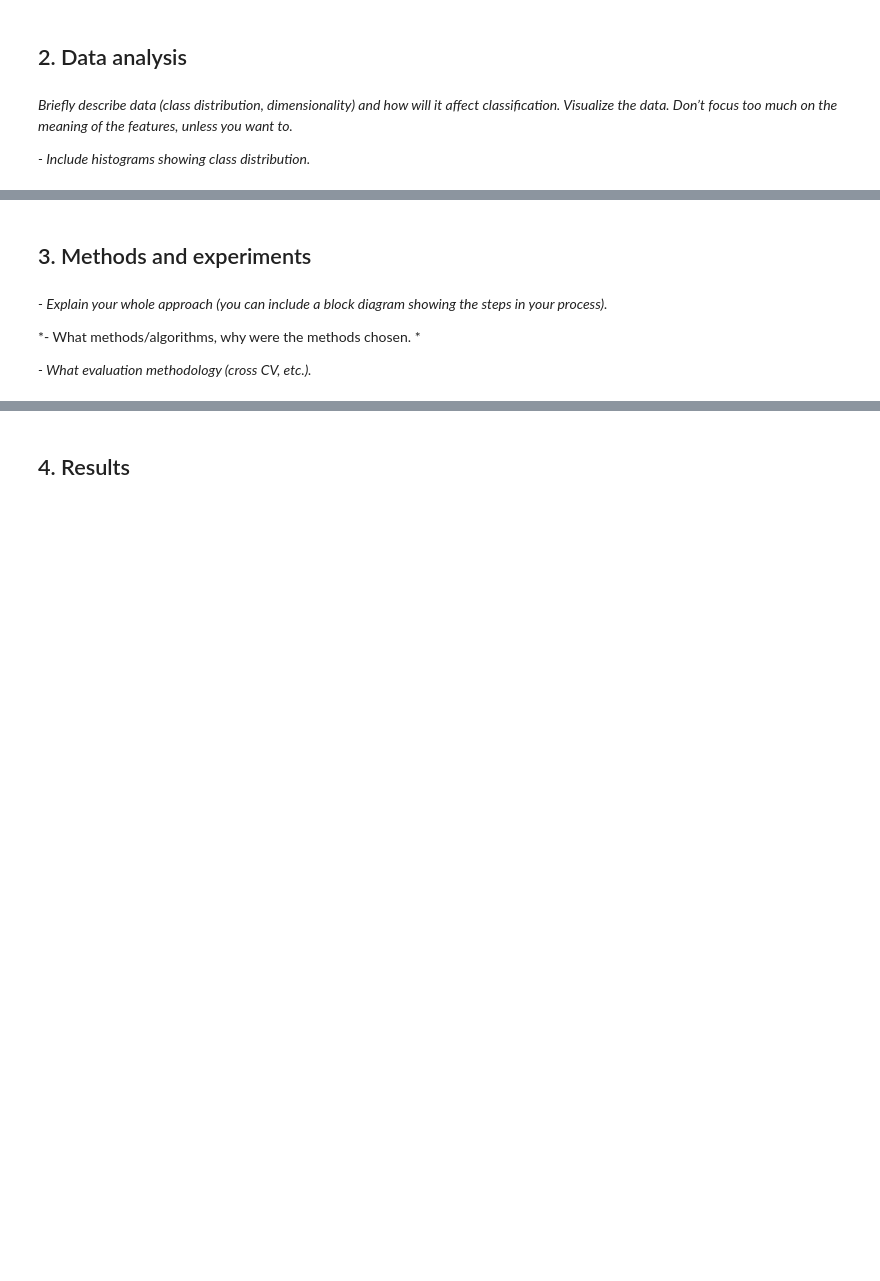
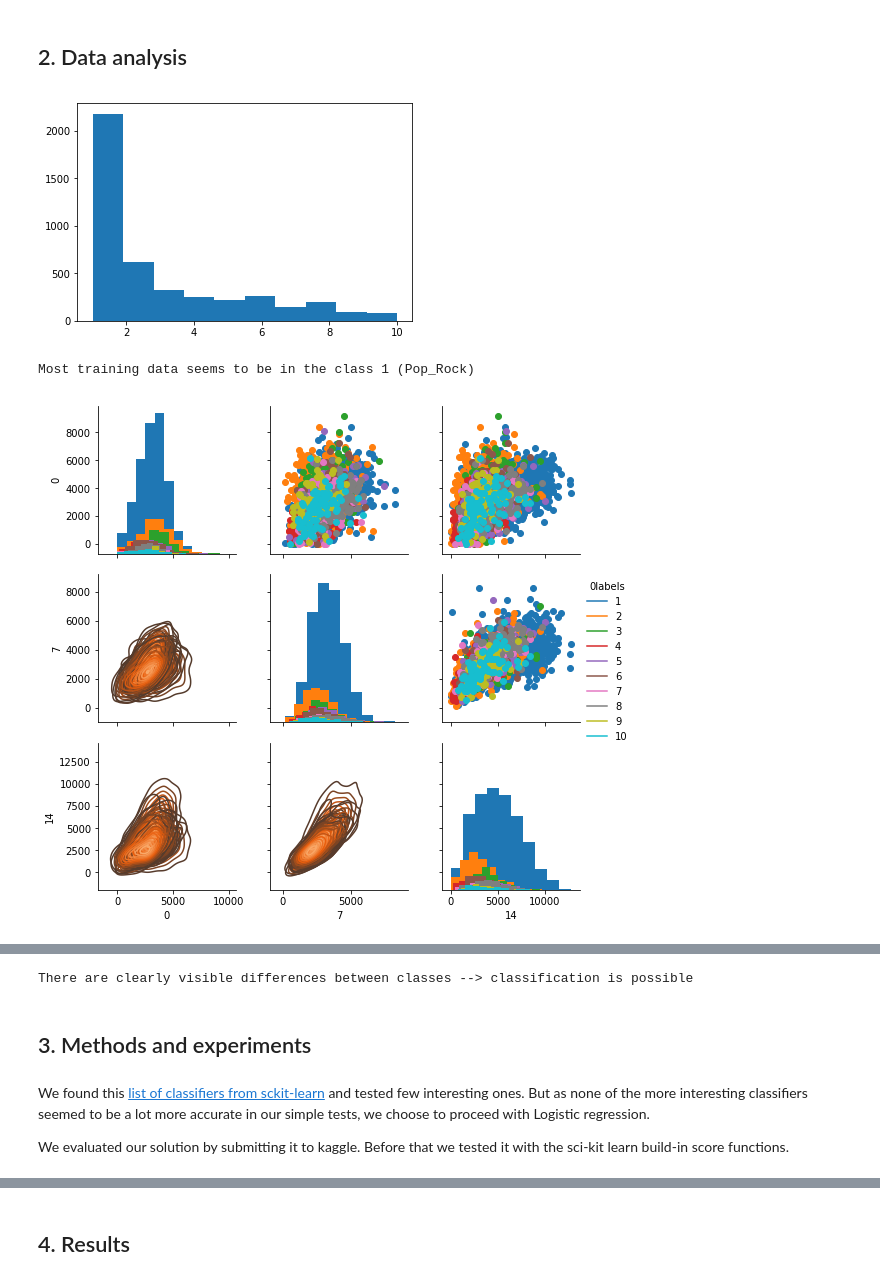
Before and after one commit to FedeMITIC/data-analysis-project, a Jupyter notebook: MLBP2018 Project Report.ipynb, the cells around one changed output, grey strips where cells are left out. Cells and saved outputs as stored; diff of their text form; code cells hidden in the pictures; blank space fills up the shorter version.

```diff
--- a/MLBP2018 Project Report.ipynb
+++ b/MLBP2018 Project Report.ipynb
@@ -37,8 +17,2 @@ research/project fits*
 # %% [markdown]
 ## 2. Data analysis
-# %% [markdown]
-*Briefly describe data (class distribution, dimensionality) and how will it affect
-classification. Visualize the data. Don’t focus too much on the meaning of the features,
-unless you want to.*
-
-*- Include histograms showing class distribution.*
@@ -54,0 +34,63 @@ import numpy as np
+# %%
+# Load the data
+X = pd.read_csv("train_data.csv", header=None).values
+X_pd = pd.read_csv("train_data.csv", header=None)
+y = pd.read_csv("train_labels.csv", header=None).values
+y_pd = pd.read_csv("train_labels.csv", header=None)
+X_t = pd.read_csv("test_data.csv", header=None).values
+
+X = StandardScaler().fit_transform(X)
+y = y.ravel()
+
+X_t = StandardScaler().fit_transform(X_t)
+
+# Setup training and test datasets
+X_train, X_test, y_train, y_test = train_test_split(X_pd, y_pd, test_size=0.4, random_state=0)
+
+#print("X: %s" % X.shape.__str__())
+#print("y: %s" % y.shape.__str__())
+#print("X_t: %s" % X_t.shape.__str__())
+
+def labels_for_class_k(k):
+    """Returns the array of labels so that label = 1 if y_i == k for each element y_i in y"""
+    return (y == k).astype(np.int)
+
+# Labels
+lable_tuples = [(1, 'Pop_Rock'), (2, 'Electronic'), (3, 'Rap'), (4, 'Jazz'), (5, 'Latin'), (6, 'RnB'),
+                (7, 'International'), (8, 'Country'), (9, 'Reggae'), (10, 'Blues')]
+
+# Visualize labels of training data:
+X_pd_labels = X_pd.join(y_pd, rsuffix="labels")
+#print(X_pd_labels)
+#print(X_pd_labels.columns)
+plt.hist(y)
+plt.show()
+print("Most training data seems to be in the class 1 (Pop_Rock)")
+
+# More visualization, lets take few features from each meta-dimension (Rhythm, Chroma, MFCC)
+g = sns.PairGrid(X_pd_labels, vars=["0", 7, 14], hue='0labels')
+g.map_diag(plt.hist)
+g.map_upper(plt.scatter)
+g.map_lower(sns.kdeplot, cmap="Oranges_d")
+g.add_legend()
+plt.show()
+
+g = sns.PairGrid(X_pd_labels, vars=[167, 168, 169], hue='0labels')
+g.map_diag(plt.hist)
+g.map_upper(plt.scatter)
+g.map_lower(sns.kdeplot, cmap="Oranges_d")
+g.add_legend()
+plt.show()
+
+g = sns.PairGrid(X_pd_labels, vars=[220, 221, 222] , hue='0labels')
+g.map_diag(plt.hist)
+g.map_upper(plt.scatter)
+g.map_lower(sns.kdeplot, cmap="Oranges_d")
+g.add_legend()
+plt.show()
+
+print("There are clearly visible differences between classes --> classification is possible")
+# %% [output]
+[figure, added]
+Most training data seems to be in the class 1 (Pop_Rock)
+[figure, added]
@@ -55,8 +99,3 @@ import numpy as np
+There are clearly visible differences between classes --> classification is possible
 # %% [markdown]
 ## 3. Methods and experiments
-# %% [markdown]
-*- Explain your whole approach (you can include a block diagram showing the steps in your process).*
-
-*- What methods/algorithms, why were the methods chosen. *
-
-*- What evaluation methodology (cross CV, etc.).*
@@ -64,0 +102,4 @@ import numpy as np
+# %% [markdown]
+We found this [list of classifiers from sckit-learn](http://scikit-learn.org/stable/auto_examples/classification/plot_classifier_comparison.html) and tested few interesting ones. But as none of the more interesting classifiers seemed to be a lot more accurate in our simple tests, we choose to proceed with Logistic regression.
+
+We evaluated our solution by submitting it to kaggle. Before that we tested it with the sci-kit learn build-in score functions.
```
Also changed, not shown: parts of 24 cells of this notebook.
